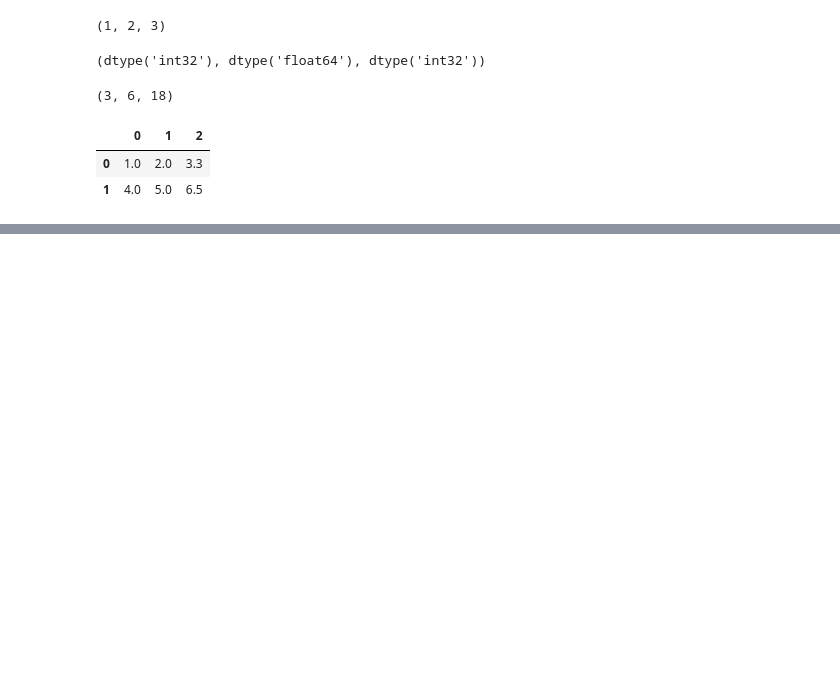
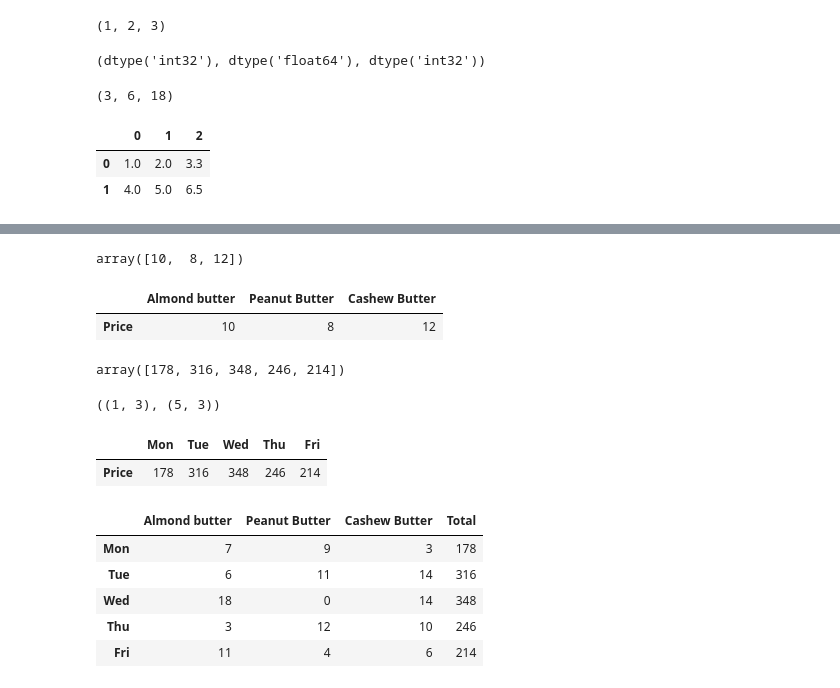
Before and after one commit to ashish-dahal/data-science-workspace, a Jupyter notebook: introduction-to-numpy.ipynb, the cells around one changed output, grey strips where cells are left out. Drawn from its saved outputs; the diff is of its cells as text; code cells hidden in the pictures; blank space fills up the shorter version.

```diff
--- a/introduction-to-numpy.ipynb
+++ b/introduction-to-numpy.ipynb
@@ -75,0 +393,40 @@ df
+# %%
+# Create prices array
+prices = np.array([10, 8, 12])
+prices
+# %% [output]
+array([10,  8, 12])
+# %%
+# Create butter prices data frame
+butter_prices = pd.DataFrame(prices.reshape(1,3), index=["Price"], columns = ["Almond butter", "Peanut Butter", "Cashew Butter"])
+butter_prices
+# %% [output]
+|  | Almond butter | Peanut Butter | Cashew Butter |
+| Price | 10 | 8 | 12 |
+# %%
+total_sales = prices.dot(sales_amount.T)
+total_sales
+# %% [output]
+array([178, 316, 348, 246, 214])
+# %%
+# Create daily_sales
+butter_prices.shape, weekly_sales.shape
+# %% [output]
+((1, 3), (5, 3))
+# %%
+daily_sales = butter_prices.dot(weekly_sales.T)
+daily_sales
+# %% [output]
+|  | Mon | Tue | Wed | Thu | Fri |
+| Price | 178 | 316 | 348 | 246 | 214 |
+# %%
+weekly_sales["Total"] = daily_sales.T
+# %%
+weekly_sales
+# %% [output]
+|  | Almond butter | Peanut Butter | Cashew Butter | Total |
+| Mon | 7 | 9 | 3 | 178 |
+| Tue | 6 | 11 | 14 | 316 |
+| Wed | 18 | 0 | 14 | 348 |
+| Thu | 3 | 12 | 10 | 246 |
+| Fri | 11 | 4 | 6 | 214 |
```
Also changed, not shown: parts of 75 cells of this notebook, 3 other files.
